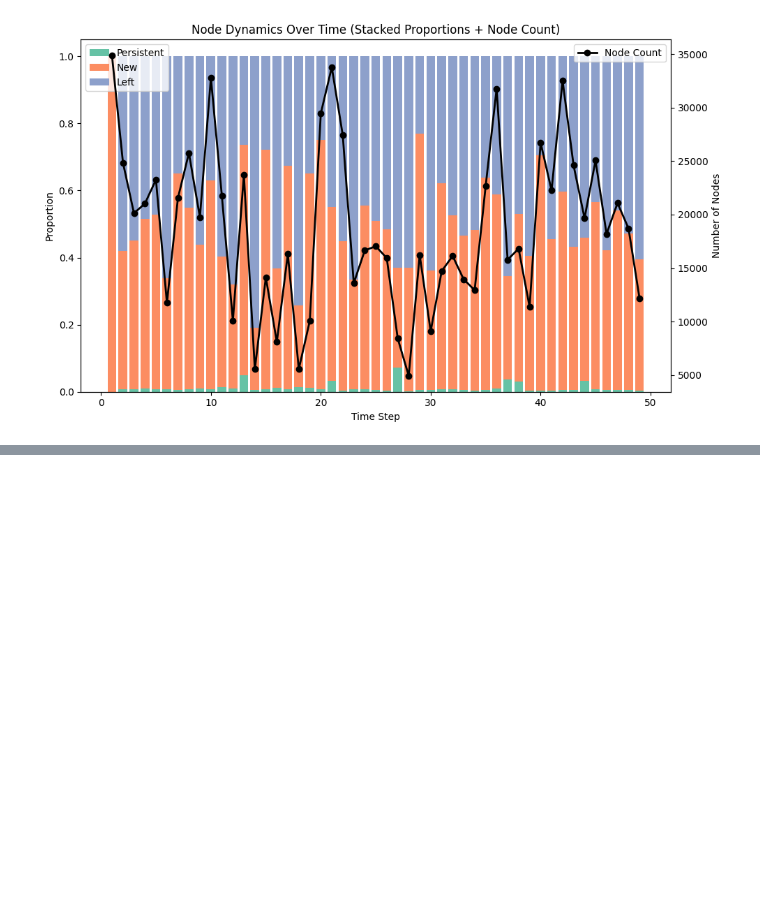
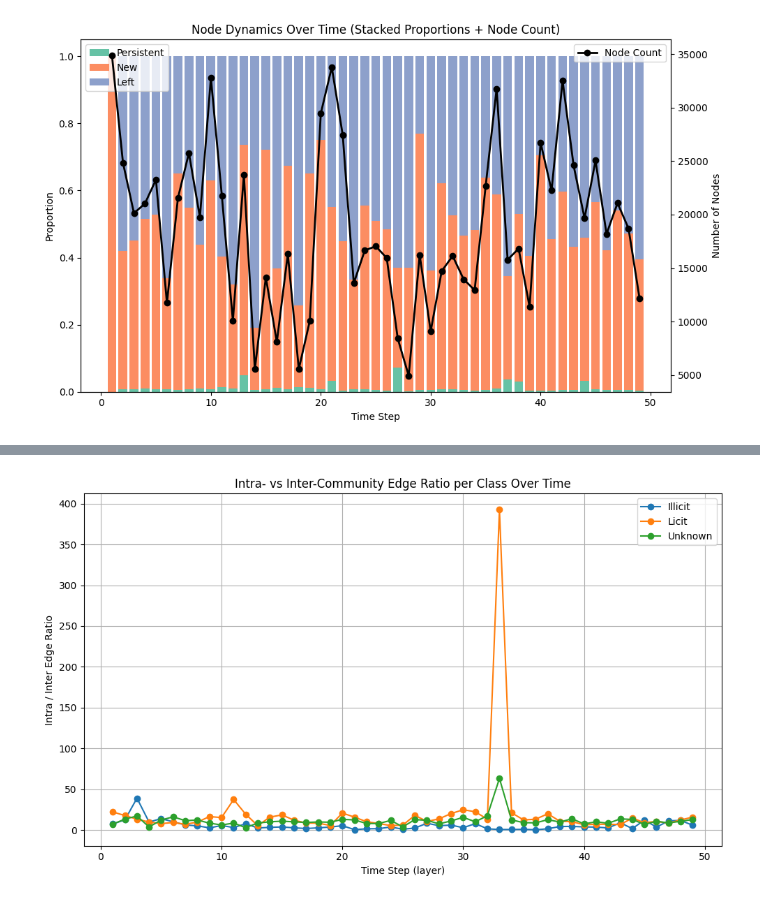
Before and after one commit to Peijie-Zhong/multilayer, a Jupyter notebook: crypto.ipynb, the cells around one changed output, grey strips where cells are left out. Saved outputs shown, nothing was run; the diff lists cells and outputs as text; code cells hidden in the pictures; blank space fills up the shorter version.

```diff
--- a/crypto.ipynb
+++ b/crypto.ipynb
@@ -100,0 +162,54 @@ plt.show()
+# %%
+import pandas as pd
+import matplotlib.pyplot as plt
+
+# === 1. 读取数据 ===
+edges = pd.read_csv("elliptic/AddrAddr_timestep.csv")
+communities = pd.read_csv("elliptic/community.csv")
+
+# === 2. 建立节点到社区的映射 ===
+node2comm = communities.set_index(['node_id', 'layer'])['community']
+
+# === 3. 给边两端加上社区编号 ===
+edges['src_community'] = edges.apply(
+    lambda row: node2comm.get((row['src_addr'], row['time step']), None), axis=1
+)
+edges['dst_community'] = edges.apply(
+    lambda row: node2comm.get((row['dst_addr'], row['time step']), None), axis=1
+)
+
+# 去掉无法匹配社区的边
+edges = edges.dropna(subset=['src_community', 'dst_community'])
+
+# === 4. 判断边类型：社区内部 / 社区之间 ===
+edges['edge_type'] = edges.apply(
+    lambda row: 'intra' if row['src_community'] == row['dst_community'] else 'inter', axis=1
+)
+
+# === 5. 统计每个时间步、节点类型的内部/之间边数量 ===
+stats = edges.groupby(['time step', 'src_class', 'edge_type']).size().reset_index(name='count')
+
+# === 6. 转换为透视表 ===
+pivot = stats.pivot_table(
+    index=['time step', 'src_class'], columns='edge_type', values='count', fill_value=0
+).reset_index()
+
+# === 7. 计算比例 intra/inter ===
+pivot['ratio'] = pivot['intra'] / (pivot['inter'].replace(0, pd.NA))  # 防止除0
+pivot = pivot.dropna(subset=['ratio'])
+
+# === 8. 绘制折线图 ===
+plt.figure(figsize=(10, 6))
+for c, label in zip([1, 2, 3], ['Illicit', 'Licit', 'Unknown']):
+    sub = pivot[pivot['src_class'] == c]
+    plt.plot(sub['time step'], sub['ratio'], marker='o', label=label)
+
+plt.xlabel('Time Step (layer)')
+plt.ylabel('Intra / Inter Edge Ratio')
+plt.title('Intra- vs Inter-Community Edge Ratio per Class Over Time')
+plt.legend()
+plt.grid(True)
+plt.tight_layout()
+plt.show()
+# %% [output]
+[figure, added]
```
Also changed, not shown: parts of 3 cells of this notebook, 11 other files.
